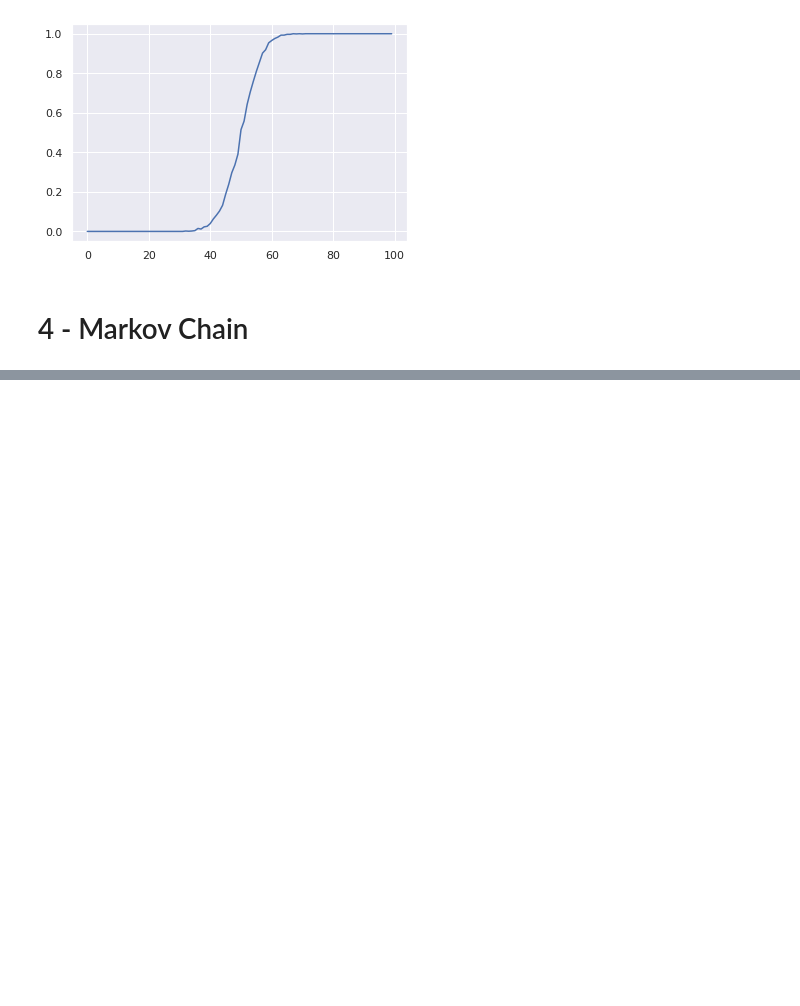
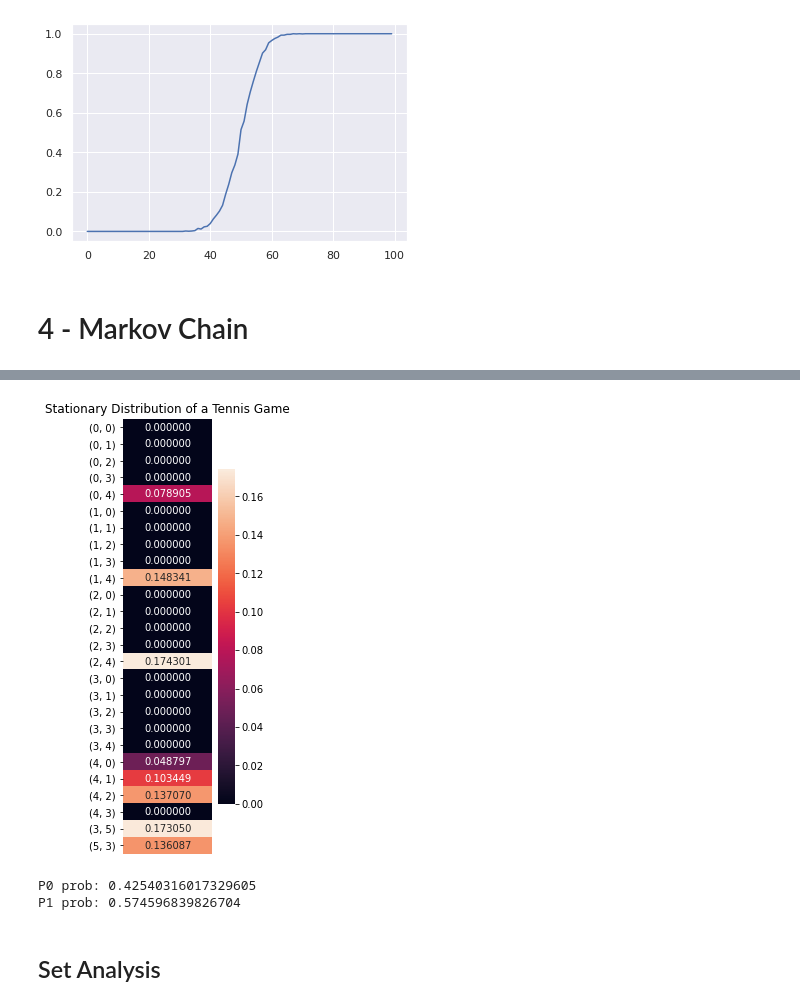
Before and after one commit to hirurana/tennis_sim, a Jupyter notebook: tennis_sim.ipynb, the cells around one changed output, grey strips where cells are left out. Cells and saved outputs as stored; diff of their text form; code cells hidden in the pictures; blank space fills up the shorter version.

```diff
--- a/tennis_sim.ipynb
+++ b/tennis_sim.ipynb
@@ -351,0 +335,7 @@ Player 0 won game
+# %%
+def calc_stationary_dist(P, iterations = 400):
+  P_row_size = P.shape[0]-1
+  pi=np.array([1]+[0]*P_row_size)
+  for i in range(iterations):
+    pi = np.dot(pi, P)
+  return pi
@@ -360,2 +366,0 @@ ax = sns.heatmap(P.T, annot=True, xticklabels=states.values(), yticklabels=state
-# %%
-prob_dist = calc_stationary_dist(P)
@@ -371,0 +367,6 @@ plt.plot(prob_dist)
+# %%
+def plot_stationary_dist(prob_dist, states, size, level):
+  plt.figure(figsize=size)
+  plt.title(f'Stationary Distribution of a Tennis {level}')
+  plt.tick_params(axis='both', labelbottom = False, bottom=False, top = False)
+  ax = sns.heatmap(np.expand_dims(prob_dist, axis=1), annot= True, yticklabels=states.values(),fmt=".6f")
@@ -371,0 +382,13 @@ plt.plot(prob_dist)
+# %%
+# Calculate Stationary Dist
+game_prob_dist = calc_stationary_dist(game_P)
+plot_stationary_dist(game_prob_dist, game_states, size=(2,8), level='Game')
+# %% [output]
+[figure, added]
+# %%
+p0_game_prob, p1_game_prob = get_probs(prob_dist, game_states)
+# %% [output]
+P0 prob: 0.42540316017329605
+P1 prob: 0.574596839826704
+# %% [markdown]
+## Set Analysis
```
Also changed, not shown: parts of 20 cells of this notebook.
